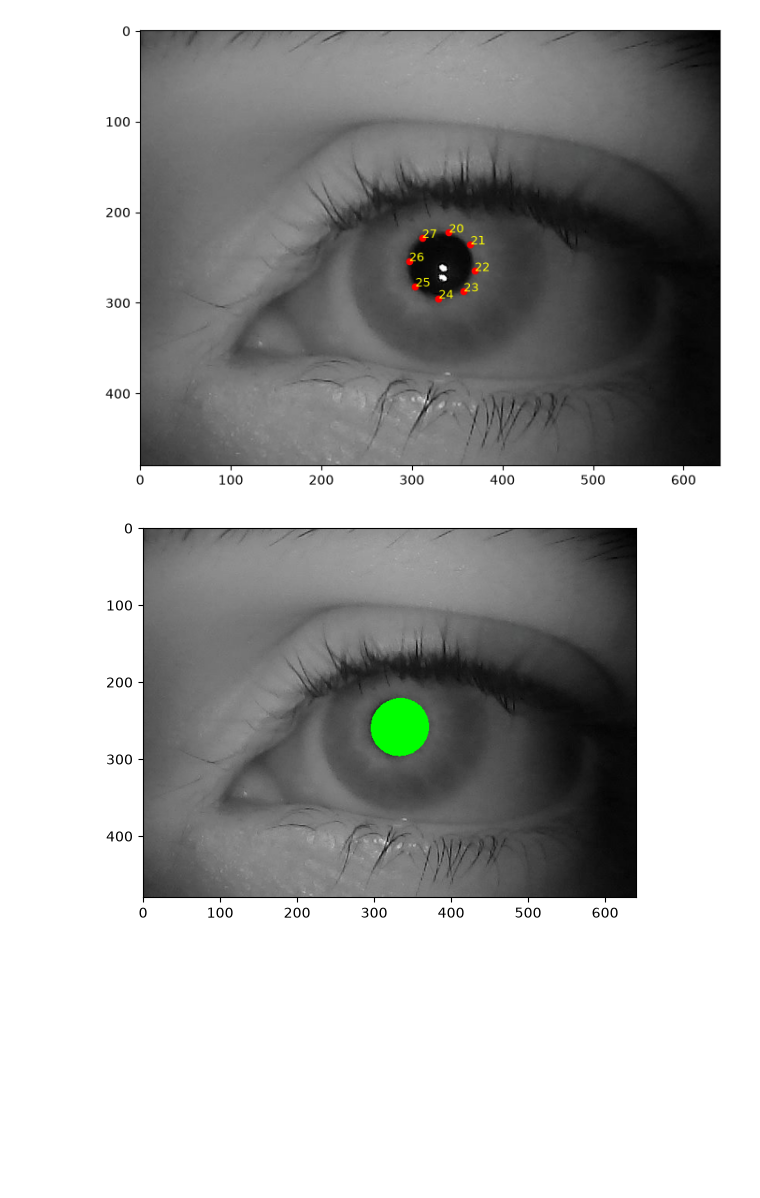
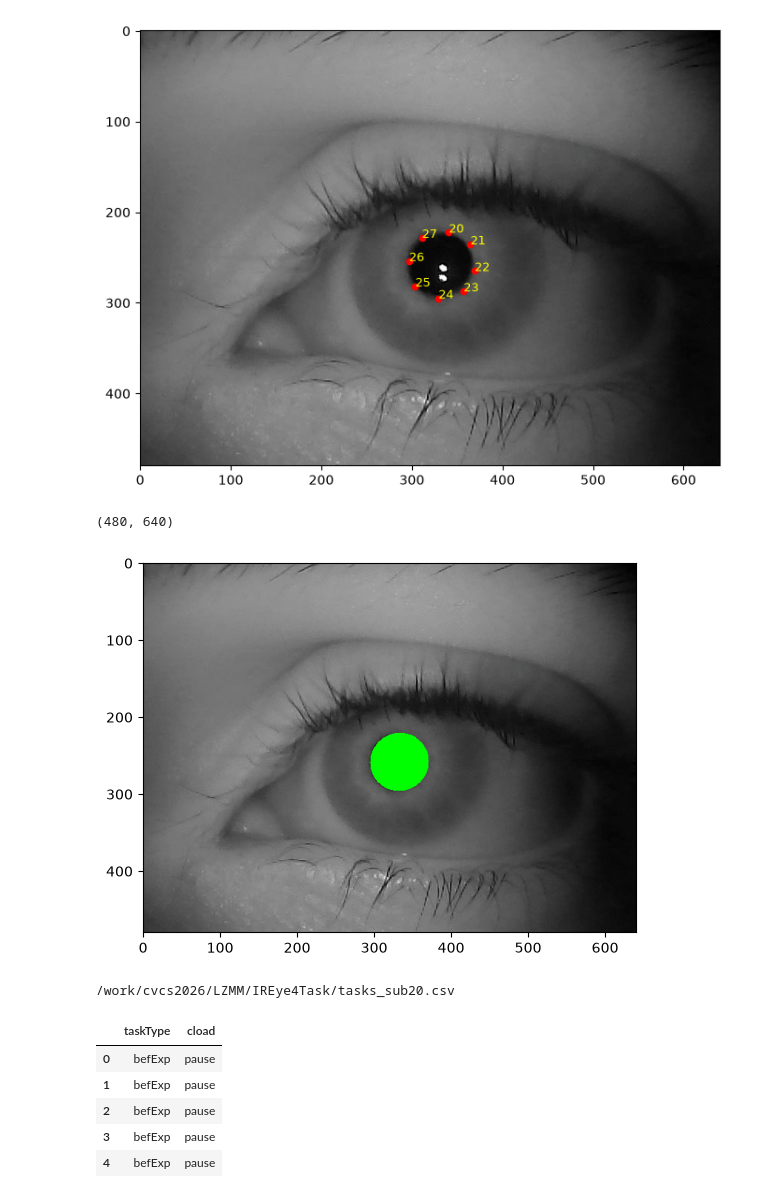
Before and after one commit to M61ss/cv-project, a Jupyter notebook: ireye-inspector.ipynb, the cells around one changed output. Cells and saved outputs as stored; diff of their text form; code cells hidden in the pictures; blank space fills up the shorter version.

Commit message:
proceed in ireye inspection

```diff
--- a/ireye-inspector.ipynb
+++ b/ireye-inspector.ipynb
@@ -91,14 +104,35 @@ plt.show()
 # %% [output]
 [figure]
 # %%
-pupil_pts_int = pupil_pts.astype(np.float32)
+pupil_pts_int = pupil_pts.astype(np.int32)
 
 ellipse = cv2.fitEllipse(pupil_pts_int)
 
-first_frame_copy = first_frame.copy()
-cv2.ellipse(first_frame_copy, ellipse, color=(0, 255, 0), thickness=-1)  # thickness=-1 = filled
+mask = np.zeros(frame.shape).astype(np.uint8)
+cv2.ellipse(mask, ellipse, color=(0, 255, 0), thickness=-1)  # thickness=-1 = filled
+overlap = frame.copy()
+overlap[mask[:, :, 1] > 0, :] = (0, 255, 0)
 
-plt.imshow(first_frame_copy)
+plt.imshow(overlap)
 plt.show()
 # %% [output]
+(480, 640)
 [figure]
+# %%
+label_paths = list(data_dir.glob('*.csv'))
+
+print(label_paths[0])
+labels = pd.read_csv(label_paths[0])
+labels['taskType'] = labels['Var1']
+labels['cload'] = labels['Var2']
+labels = labels.drop(columns=['Var1', 'Var2'])
+
+display(labels.head())
+# %% [output]
+/work/cvcs2026/LZMM/IREye4Task/tasks_sub20.csv
+|  | taskType | cload |
+| 0 | befExp | pause |
+| 1 | befExp | pause |
+| 2 | befExp | pause |
+| 3 | befExp | pause |
+| 4 | befExp | pause |
```
Also changed, not shown: parts of 5 cells of this notebook.
